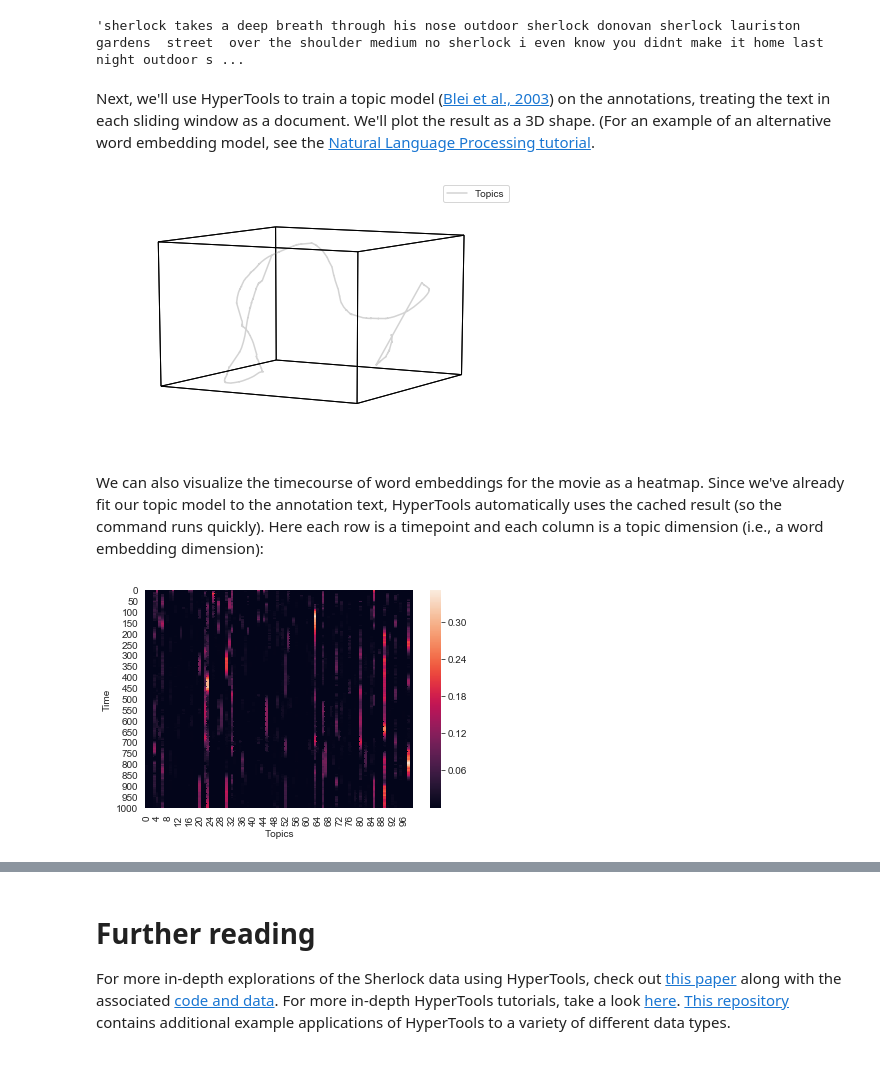
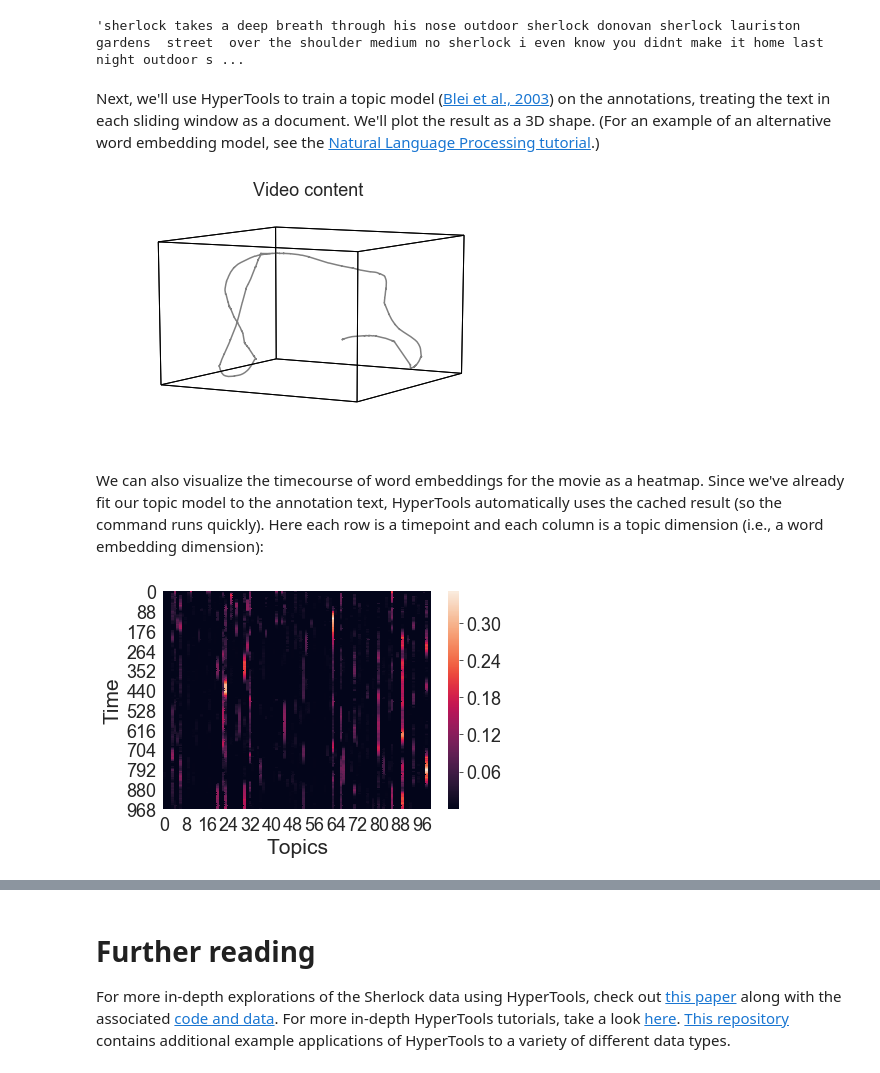
Before and after one commit to naturalistic-data-analysis/naturalistic_data_analysis, a Jupyter notebook: content/features/notebooks/hypertools.ipynb, the cells around one changed output, grey strips where cells are left out. Cells and saved outputs as stored; diff of their text form; code cells hidden in the pictures.

```diff
--- a/content/features/notebooks/hypertools.ipynb
+++ b/content/features/notebooks/hypertools.ipynb
@@ -172,9 +220,9 @@ Next, we'll preprocess the anotations in sliding windows of (up to) 50 segments.
 # preprocessed annotations
 preprocessed_source = 'https://github.com/ContextLab/sherlock-topic-model-paper/raw/revision-1/data/processed/video_text.npy'
 preprocessed_dest = os.path.join(datadir, 'Sherlock', 'stimuli', 'video_text.npy')
-download(source, dest)
+download(preprocessed_source, preprocessed_dest)
 
-text = np.load(dest)
+text = np.load(preprocessed_dest)
 # %% [markdown]
 Let's examine the text in a window somewhere near the middle:
 # %%
@@ -182,11 +230,11 @@ text[500][:250] + '...'
 # %% [output]
 'sherlock takes a deep breath through his nose outdoor sherlock donovan sherlock lauriston gardens  street  over the shoulder medium no sherlock i even know you didnt make it home last night outdoor s ...
 # %% [markdown]
-Next, we'll use HyperTools to train a topic model ([Blei et al., 2003](http://www.jmlr.org/papers/volume3/blei03a/blei03a.pdf)) on the annotations, treating the text in each sliding window as a document.  We'll plot the result as a 3D shape.  (For an example of an alternative word embedding model, see the [Natural Language Processing tutorial](http://naturalistic-data.org/features/notebooks/Natural_Language_Processing.html).
+Next, we'll use HyperTools to train a topic model ([Blei et al., 2003](http://www.jmlr.org/papers/volume3/blei03a/blei03a.pdf)) on the annotations, treating the text in each sliding window as a document.  We'll plot the result as a 3D shape.  (For an example of an alternative word embedding model, see the [Natural Language Processing tutorial](http://naturalistic-data.org/features/notebooks/Natural_Language_Processing.html).)
 # %%
-text_geometry = hyp.plot(text, reduce='UMAP', color='lightgray', legend=['Topics'])
+text_geometry = hyp.plot(text, reduce='UMAP', color='gray', title='Video content')
 # %% [output]
-[figure, old version]
+[figure, new version]
 # %% [markdown]
 We can also visualize the timecourse of word embeddings for the movie as a heatmap.  Since we've already fit our topic model to the annotation text, HyperTools automatically uses the cached result (so the command runs quickly).  Here each row is a timepoint and each column is a topic dimension (i.e., a word embedding dimension):
 # %%
@@ -195,4 +243,4 @@ h = sns.heatmap(topics)
 h.set_xlabel('Topics');
 h.set_ylabel('Time');
 # %% [output]
-[figure, old version]
+[figure, new version]
```
Also changed, not shown: parts of 35 cells of this notebook, 49 other files.
